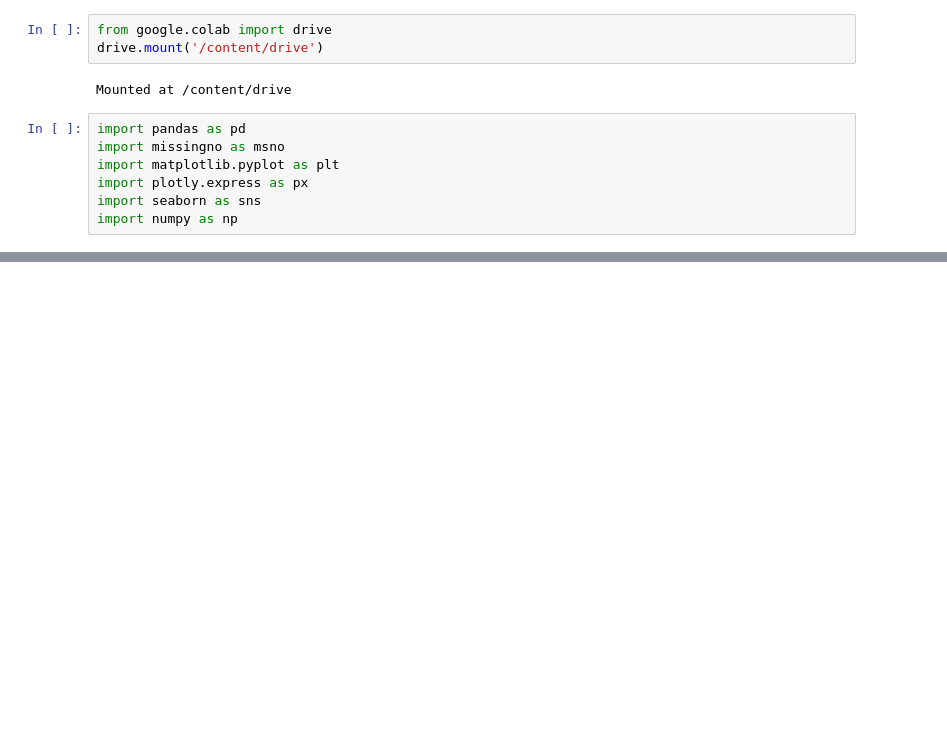
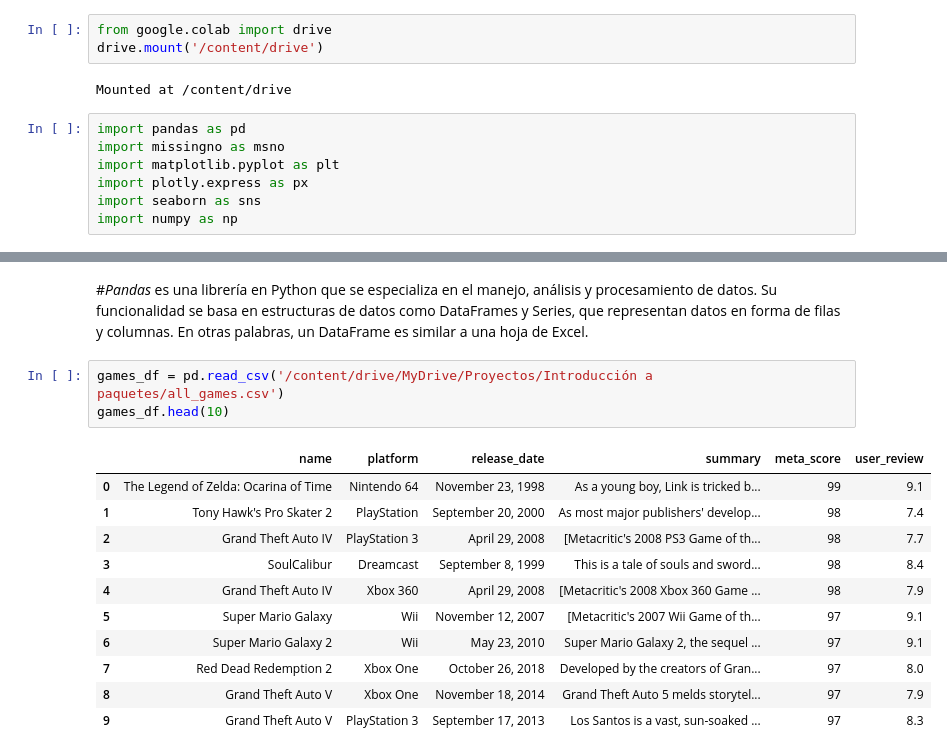
Before and after one commit to Davidossec/Proyectosda, a Jupyter notebook: Introducción_a_Paquetes.ipynb, the cells around one changed output, grey strips where cells are left out. Saved outputs shown, nothing was run; the diff lists cells and outputs as text; blank space fills up the shorter version.

```diff
--- a/Introducción_a_Paquetes.ipynb
+++ b/Introducción_a_Paquetes.ipynb
@@ -20,0 +23,17 @@ Creamos un Dataframe con los datos
+# %% [markdown]
+#*Pandas* es una librería en Python que se especializa en el manejo, análisis y procesamiento de datos. Su funcionalidad se basa en estructuras de datos como DataFrames y Series, que representan datos en forma de filas y columnas. En otras palabras, un DataFrame es similar a una hoja de Excel.
+# %%
+games_df = pd.read_csv('/content/drive/MyDrive/Proyectos/Introducción a paquetes/all_games.csv')
+games_df.head(10)
+# %% [output]
+|  | name | platform | release_date | summary | meta_score | user_review |
+| 0 | The Legend of Zelda: Ocarina of Time | Nintendo 64 | November 23, 1998 | As a young boy, Link is tricked b... | 99 | 9.1 |
+| 1 | Tony Hawk's Pro Skater 2 | PlayStation | September 20, 2000 | As most major publishers' develop... | 98 | 7.4 |
+| 2 | Grand Theft Auto IV | PlayStation 3 | April 29, 2008 | [Metacritic's 2008 PS3 Game of th... | 98 | 7.7 |
+| 3 | SoulCalibur | Dreamcast | September 8, 1999 | This is a tale of souls and sword... | 98 | 8.4 |
+| 4 | Grand Theft Auto IV | Xbox 360 | April 29, 2008 | [Metacritic's 2008 Xbox 360 Game ... | 98 | 7.9 |
+| 5 | Super Mario Galaxy | Wii | November 12, 2007 | [Metacritic's 2007 Wii Game of th... | 97 | 9.1 |
+| 6 | Super Mario Galaxy 2 | Wii | May 23, 2010 | Super Mario Galaxy 2, the sequel ... | 97 | 9.1 |
+| 7 | Red Dead Redemption 2 | Xbox One | October 26, 2018 | Developed by the creators of Gran... | 97 | 8.0 |
+| 8 | Grand Theft Auto V | Xbox One | November 18, 2014 | Grand Theft Auto 5 melds storytel... | 97 | 7.9 |
+| 9 | Grand Theft Auto V | PlayStation 3 | September 17, 2013 | Los Santos is a vast, sun-soaked ... | 97 | 8.3 |
```
Also changed, not shown: parts of 15 cells of this notebook.
